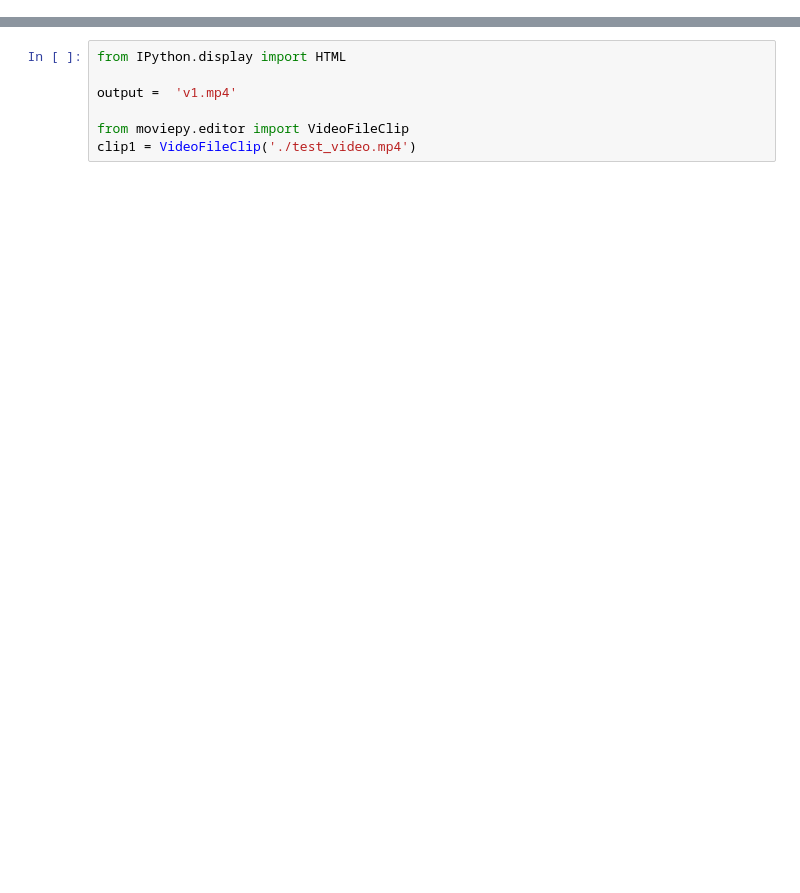
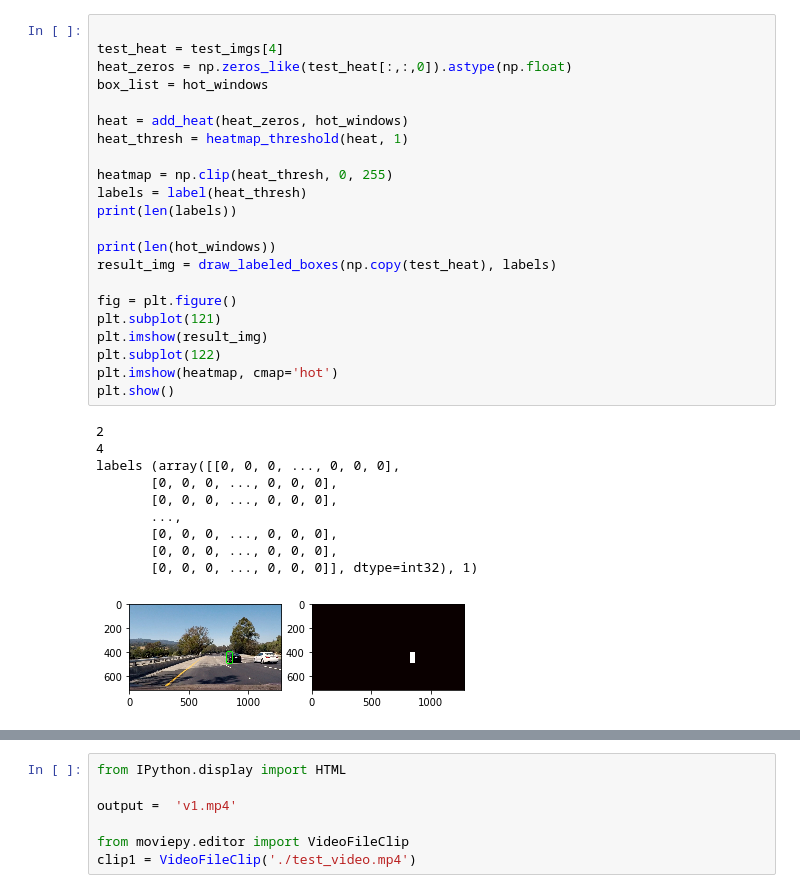
Before and after one commit to BingbingLai/carnd-project-5, a Jupyter notebook: object_detection_project.ipynb, the cells around one changed output, grey strips where cells are left out. Cells and saved outputs as stored; diff of their text form; blank space fills up the shorter version.

```diff
--- a/object_detection_project.ipynb
+++ b/object_detection_project.ipynb
@@ -378,2 +451,35 @@ plt.show()
+# %%
+
+test_heat = test_imgs[4]
+heat_zeros = np.zeros_like(test_heat[:,:,0]).astype(np.float)
+box_list = hot_windows
+
+heat = add_heat(heat_zeros, hot_windows)
+heat_thresh = heatmap_threshold(heat, 1)
+
+heatmap = np.clip(heat_thresh, 0, 255)
+labels = label(heat_thresh)
+print(len(labels))
+
+print(len(hot_windows))
+result_img = draw_labeled_boxes(np.copy(test_heat), labels)
+
+fig = plt.figure()
+plt.subplot(121)
+plt.imshow(result_img)
+plt.subplot(122)
+plt.imshow(heatmap, cmap='hot')
+plt.show()
+# %% [output]
+2
+4
+labels (array([[0, 0, 0, ..., 0, 0, 0],
+       [0, 0, 0, ..., 0, 0, 0],
+       [0, 0, 0, ..., 0, 0, 0],
+       ...,
+       [0, 0, 0, ..., 0, 0, 0],
+       [0, 0, 0, ..., 0, 0, 0],
+       [0, 0, 0, ..., 0, 0, 0]], dtype=int32), 1)
+[figure, added]
 # %%
 import random
```
Also changed, not shown: parts of 15 cells of this notebook, 2 other files.
